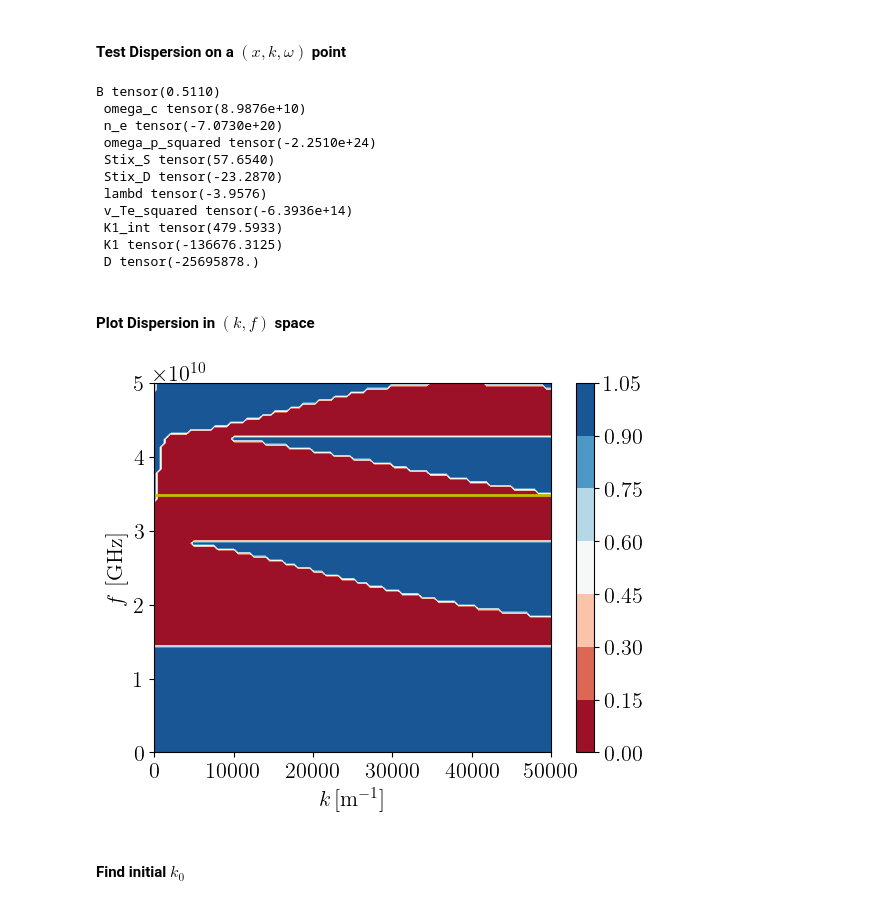
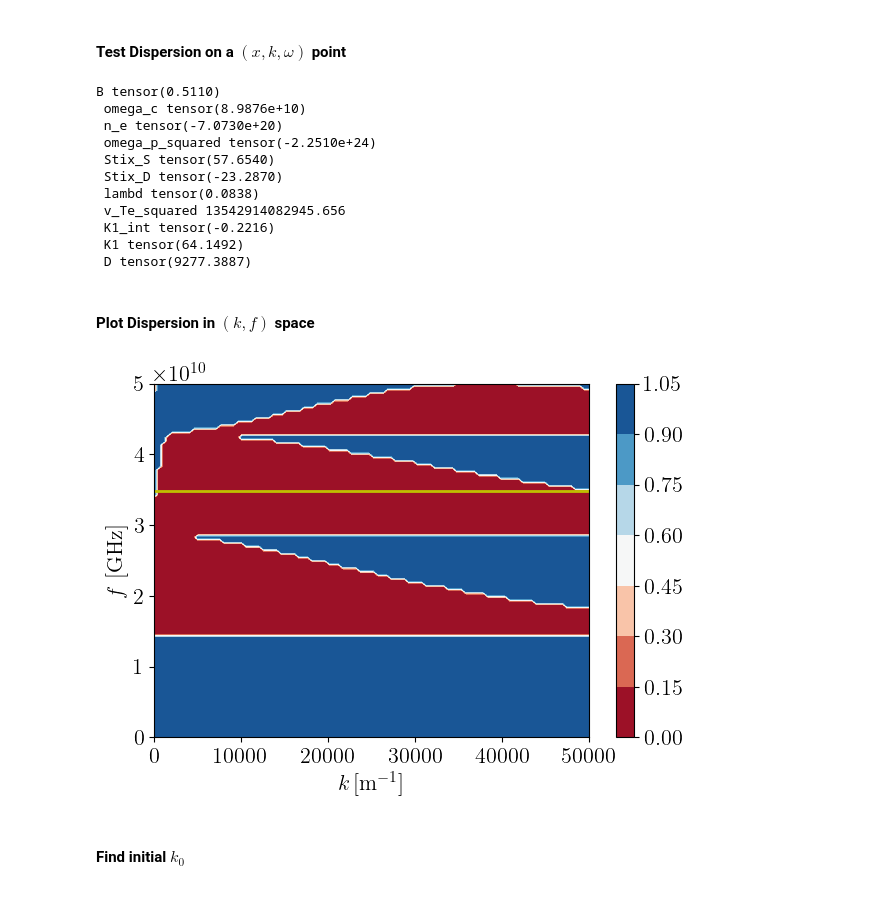
Before and after one commit to runehoejlund/plasma-ray-tracer, a Jupyter notebook: MGO/mgo_ex_X_EBW_at_UH.ipynb, the cells around one changed output. Cells and saved outputs as stored; diff of their text form; code cells hidden in the pictures.

Commit message:
Updated warm XB example

```diff
--- a/MGO/mgo_ex_X_EBW_at_UH.ipynb
+++ b/MGO/mgo_ex_X_EBW_at_UH.ipynb
@@ -23,6 +21,8 @@ rcParams.update({
 rcParams['axes.titlepad'] = 20
 # %% [markdown]
 ### Dispersion Relation
+# %%
+plot_name = 'const_T'
 # %%
 # Define Warm Plasma Dispersion Relation
 import torch
@@ -54,8 +54,8 @@ def omega_c(x: ('scalar')):
 
 @torch_func
 def T_e(x: ('scalar')):
-    # return T0
-    return T0*(1 - x/L_Te)
+    return T0
+    # return T0*(1 - x/L_Te)
 
 @torch_func
 def n_e(x: ('scalar')):
@@ -134,31 +134,34 @@ B tensor(0.5110)
  omega_p_squared tensor(-2.2510e+24)
  Stix_S tensor(57.6540)
  Stix_D tensor(-23.2870)
- lambd tensor(-3.9576)
- v_Te_squared tensor(-6.3936e+14)
- K1_int tensor(479.5933)
- K1 tensor(-136676.3125)
- D tensor(-25695878.)
+ lambd tensor(0.0838)
+ v_Te_squared 13542914082945.656
+ K1_int tensor(-0.2216)
+ K1 tensor(64.1492)
+ D tensor(9277.3887)
 # %% [markdown]
 #### Plot Dispersion in $(k, f)$ space
 # %%
 f0 = 34.8e9 / sc_omega
 omega0 = 2*np.pi*f0
 x0 = 0 / sc_x
 
 ki = np.linspace(0, 50000, 100) / sc_k
 omegai = 2*np.pi*np.linspace(1e-6, 50e9, 100) / sc_omega
 K, O = np.meshgrid(ki, omegai, indexing='ij')
 D_vec = np.vectorize(D)
 
 plt.contourf(K * sc_k, O/(2*np.pi) * sc_omega, D_vec(np.zeros_like(K), K, O) > 0, cmap='RdBu')
 plt.plot(plt.gca().get_xlim(), [f0 * sc_omega, f0 * sc_omega], 'y-', linewidth=2)
 plt.ylabel(r'$f$ [GHz]')
 plt.xlabel(r'$k \, [\mathrm{m^{-1}}]$')
 plt.colorbar()
+plt.tight_layout()
+plt.savefig('./plots/MGO_warm_dispersion_' + plot_name + '.pdf')
+plt.savefig('./plots/MGO_warm_dispersion_' + plot_name + '.png', dpi=600)
 plt.show()
 # %% [output]
-[figure, old version]
+[figure, new version]
 # %% [markdown]
 #### Find initial $k_0$
 # %%
```
Also changed, not shown: parts of 15 cells of this notebook.
